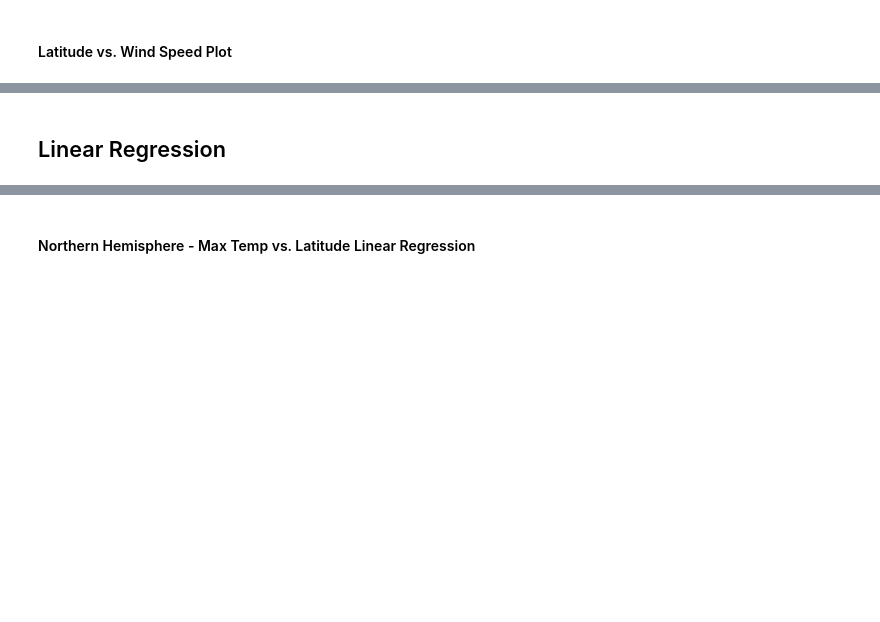
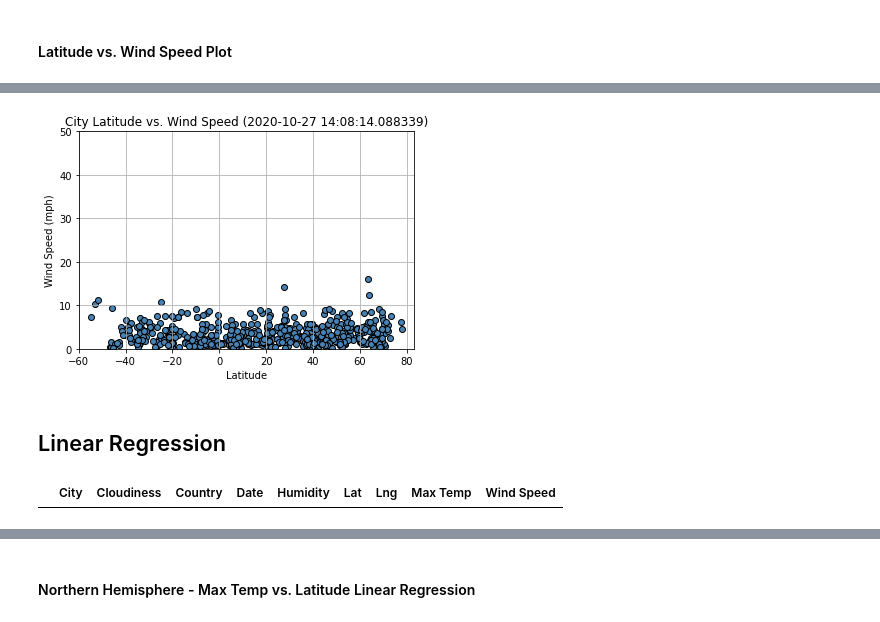
Before and after one commit to paoestefan/python-api-challenge, a Jupyter notebook: WeatherPy/WeatherPy.ipynb, the cells around one changed output, grey strips where cells are left out. Saved outputs shown, nothing was run; the diff lists cells and outputs as text; code cells hidden in the pictures; blank space fills up the shorter version.

```diff
--- a/WeatherPy/WeatherPy.ipynb
+++ b/WeatherPy/WeatherPy.ipynb
@@ -153,2 +266,17 @@ dtype: int64
+# %%
+x=city_pd["Lat"]
+y=city_pd["Wind Speed"]
+td = pd.to_datetime("today")
+plt.scatter(x, y, marker="o", facecolors="steelblue", edgecolor="black")
+plt.ylim(0,50)
+plt.xlim(-60,83)
+plt.title(f"City Latitude vs. Wind Speed ({td})")
+plt.xlabel("Latitude")
+plt.ylabel("Wind Speed (mph)")
+plt.grid()
+plt.savefig("output4.png")
+plt.show()
+# %% [output]
+[figure, added]
 # %% [markdown]
 ## Linear Regression
@@ -158,0 +283,9 @@ dtype: int64
+# %%
+#intercept, slope, corr_coeff = plot_linear_regression(x, y)
+#plt.show()
+north_pd=pd.DataFrame(columns=("City","Cloudiness","Country","Date","Humidity","Lat","Lng","Max Temp","Wind Speed"))
+north_pd
+south_pd=pd.DataFrame(columns=("City","Cloudiness","Country","Date","Humidity","Lat","Lng","Max Temp","Wind Speed"))
+south_pd
+# %% [output]
+|  | City | Cloudiness | Country | Date | Humidity | Lat | Lng | Max Temp | Wind Speed |
```
Also changed, not shown: parts of 45 cells of this notebook, 14 other files.
